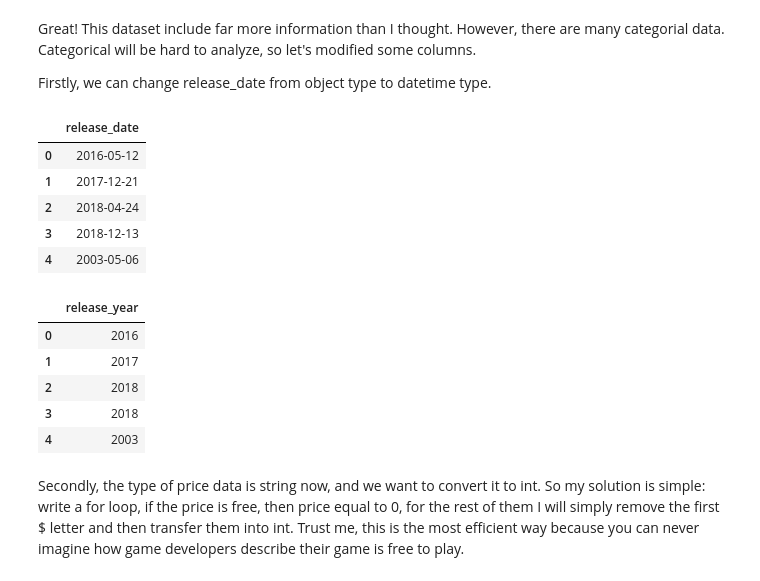
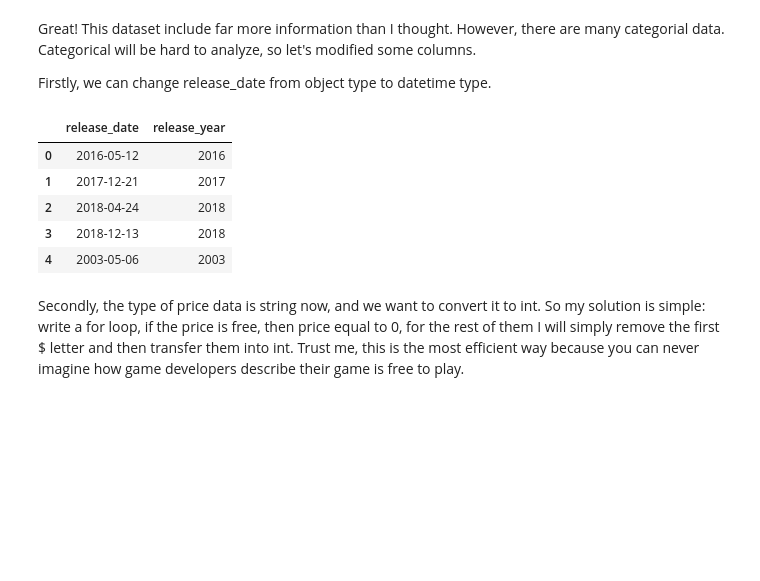
Before and after one commit to DekuWang/BoZhang.github.io, a Jupyter notebook: Steam Analysis ver Fin.ipynb, the cells around one changed output. Cells and saved outputs as stored; diff of their text form; code cells hidden in the pictures; blank space fills up the shorter version.

```diff
--- a/Steam Analysis ver Fin.ipynb
+++ b/Steam Analysis ver Fin.ipynb
@@ -39,27 +39,20 @@ Firstly, we can change release_date from object type to datetime type.
 # %%
 sg_df["release_date"] = pd.to_datetime(sg_df["release_date"], errors = 'coerce')
 sg_df["release_date"]
 release_year = []
 for i in sg_df["release_date"]:
     release_year.append(i.year)
 sg_df["release_year"] = release_year
 sg_df["release_year"] = sg_df["release_year"].fillna(-1).astype("int64")
 
-display(sg_df[["release_date"]].head())
-display(sg_df[["release_year"]].head())
+display(sg_df[["release_date","release_year"]].head())
 # %% [output]
-|  | release_date |
-| 0 | 2016-05-12 |
-| 1 | 2017-12-21 |
-| 2 | 2018-04-24 |
-| 3 | 2018-12-13 |
-| 4 | 2003-05-06 |
+|  | release_date | release_year |
+| 0 | 2016-05-12 | 2016 |
+| 1 | 2017-12-21 | 2017 |
+| 2 | 2018-04-24 | 2018 |
+| 3 | 2018-12-13 | 2018 |
+| 4 | 2003-05-06 | 2003 |
-|  | release_year |
-| 0 | 2016 |
-| 1 | 2017 |
-| 2 | 2018 |
-| 3 | 2018 |
-| 4 | 2003 |
 # %% [markdown]
 Secondly, the type of price data is string now, and we want to convert it to int. So my solution is simple: write a for loop, if the price is free, then price equal to 0, for the rest of them I will simply remove the first $ letter and then transfer them into int. Trust me, this is the most efficient way because you can never imagine how game developers describe their game is free to play.
 # %%
```
Also changed, not shown: 1 other file.
